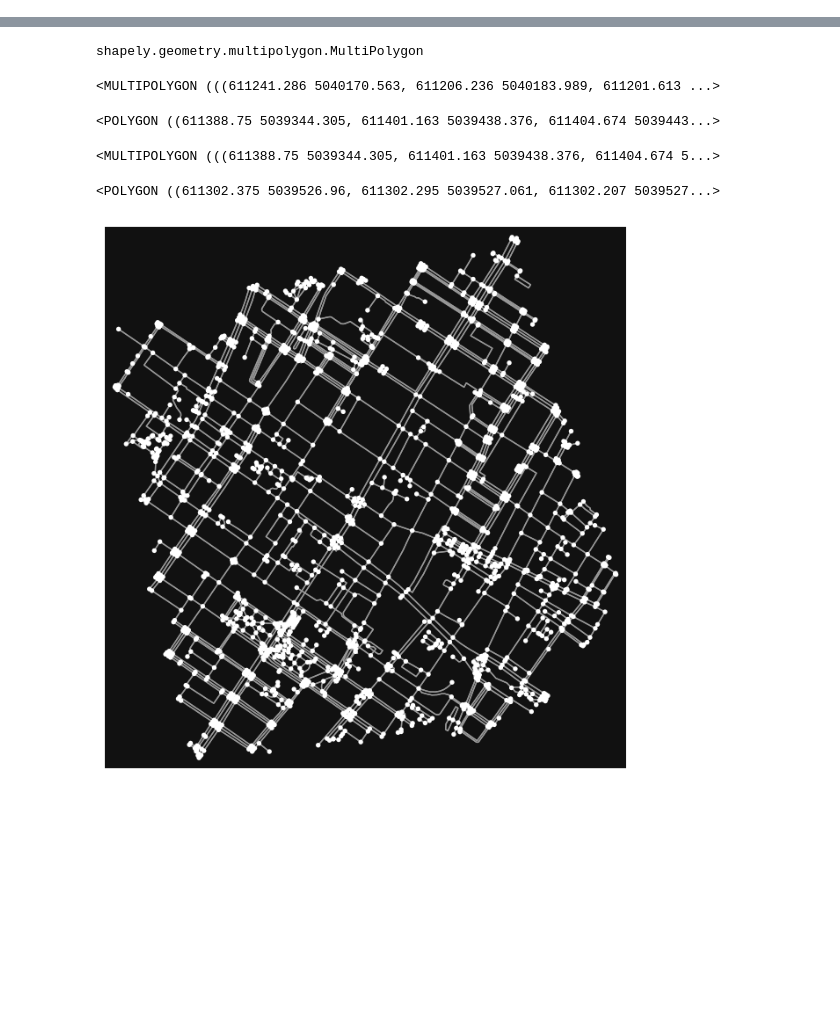
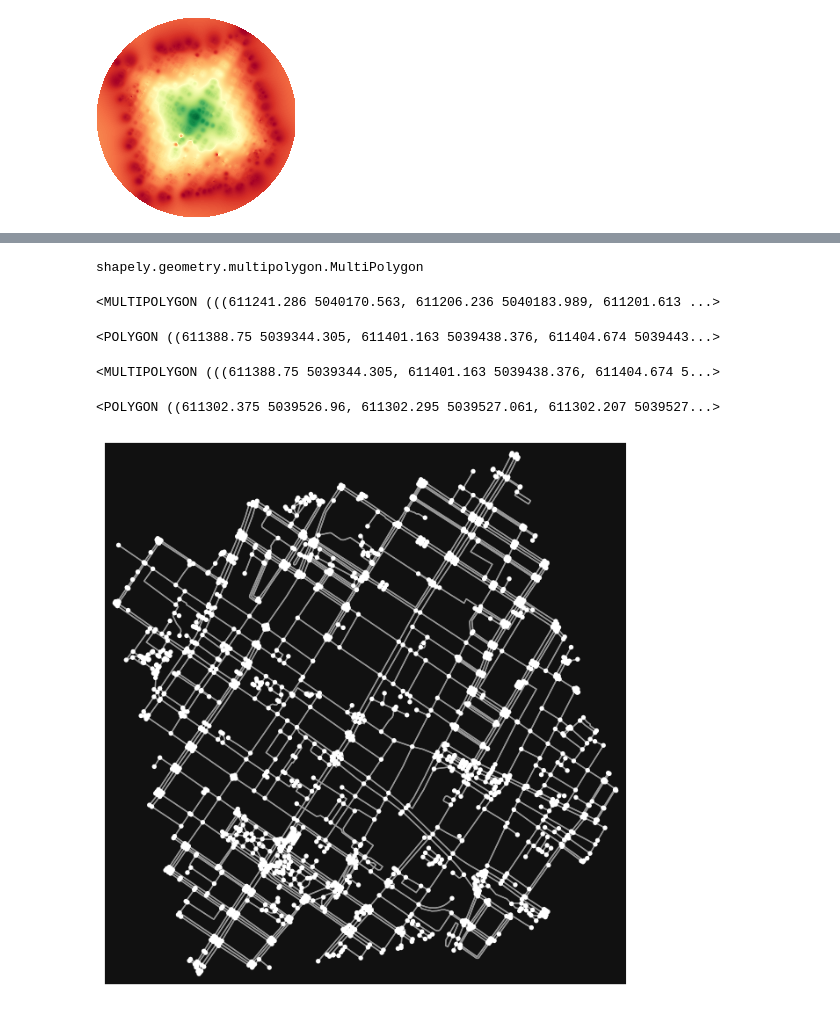
Before and after one commit to adolmajian/isochrone-app, a Jupyter notebook: notebooks/flow.ipynb, the cells around one changed output, grey strips where cells are left out. Cells and saved outputs as stored; diff of their text form; code cells hidden in the pictures; blank space fills up the shorter version.

```diff
--- a/notebooks/flow.ipynb
+++ b/notebooks/flow.ipynb
@@ -44,0 +233,22 @@ shape_concave = get_alpha_shape_polygon(pts, alpha)
+# %%
+# Convert to RGB image
+
+colormap = plt.cm.RdYlGn_r
+
+# Convert the masked array to a regular array by filling the mask with 0s
+img_arr = np.ma.filled(img_masked, fill_value=0).squeeze()
+
+# Normalize the data to the range [0, 1]
+arr_norm = (img_arr - img_arr.min()) / (img_arr.max() - img_arr.min())
+
+# Apply the colormap to the normalized data
+arr_rgba = colormap(arr_norm)
+
+# Convert to byte
+arr_rgba = (arr_rgba[:, :, :4] * 255).astype(np.uint8)
+
+# Correct the alpha band values
+arr_rgba[:, :, 3:][img_maksed.mask.squeeze()] = 0
+
+# Build PIL image
+img_rgba = Image.fromarray(image_rgba)
@@ -44,0 +260,4 @@ shape_concave = get_alpha_shape_polygon(pts, alpha)
+# %%
+img_rgba
+# %% [output]
+[figure, added]
```
Also changed, not shown: parts of 35 cells of this notebook, 3 other files.
